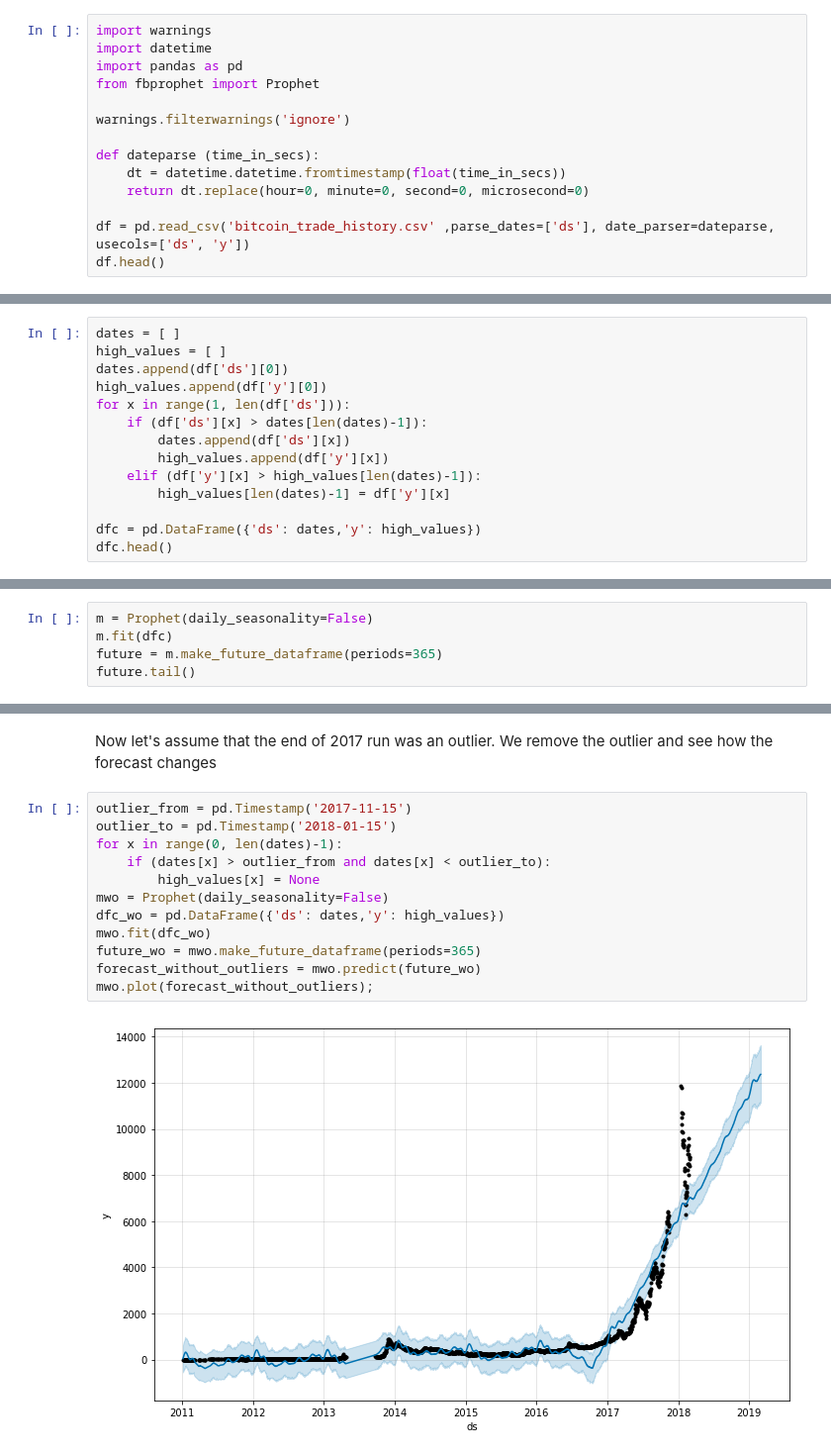
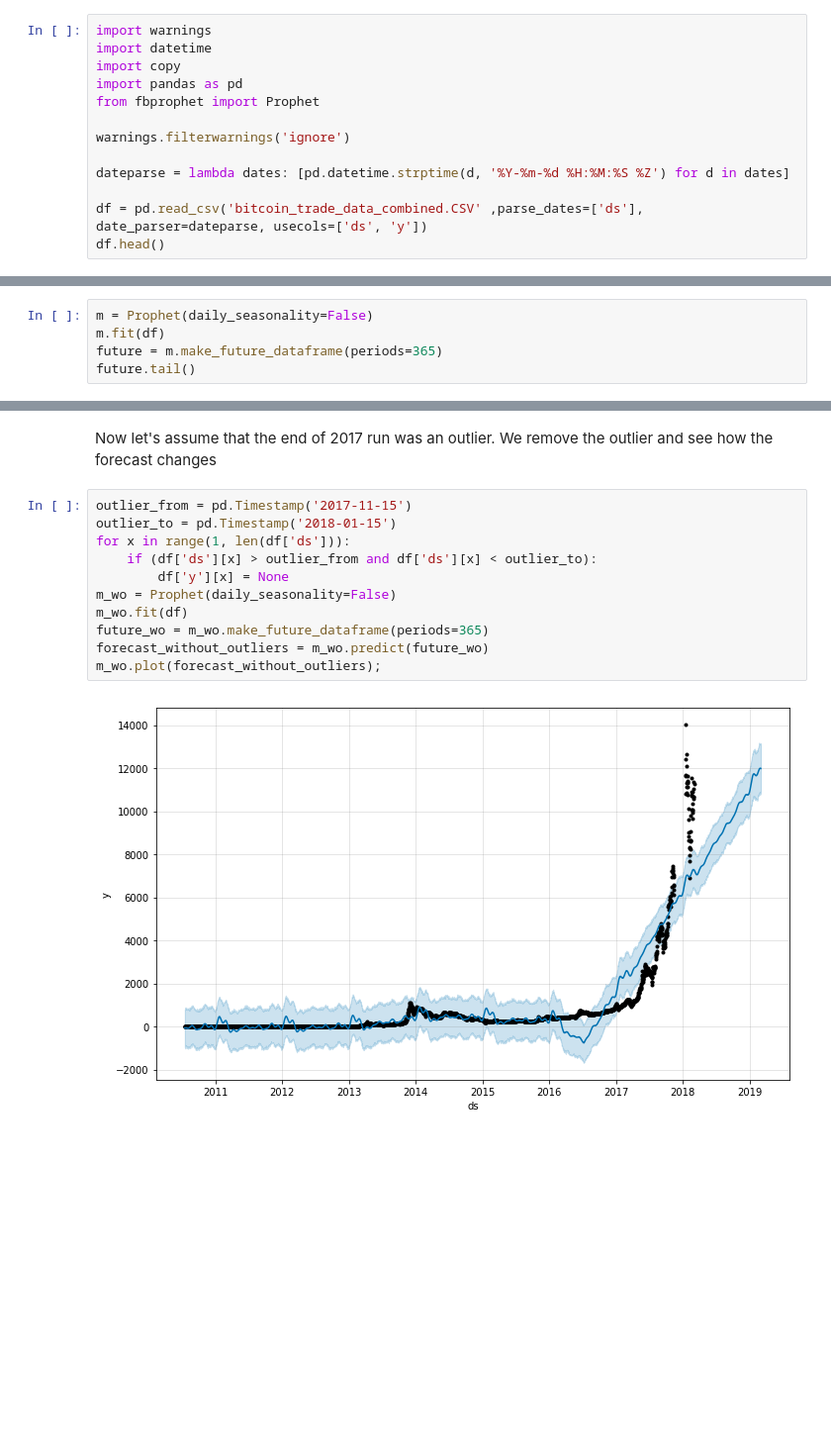
Before and after one commit to bishoph/machine_learning, a Jupyter notebook: prophet/Bitcoin.ipynb, the cells around one changed output, grey strips where cells are left out. Shown at 99% size. Drawn from its saved outputs; the diff is of its cells as text; blank space fills up the shorter version.

Commit message:
Better, faster, cleaner
New data source, less and better code, faster execution and overall cleaner version

```diff
--- a/prophet/Bitcoin.ipynb
+++ b/prophet/Bitcoin.ipynb
@@ -33,16 +20,15 @@ http://api.bitcoincharts.com/v1/csv/
 # %%
 import warnings
 import datetime
+import copy
 import pandas as pd
 from fbprophet import Prophet
 
 warnings.filterwarnings('ignore')
 
-def dateparse (time_in_secs):
-    dt = datetime.datetime.fromtimestamp(float(time_in_secs))
-    return dt.replace(hour=0, minute=0, second=0, microsecond=0)
+dateparse = lambda dates: [pd.datetime.strptime(d, '%Y-%m-%d %H:%M:%S %Z') for d in dates]
 
-df = pd.read_csv('bitcoin_trade_history.csv' ,parse_dates=['ds'], date_parser=dateparse, usecols=['ds', 'y'])
+df = pd.read_csv('bitcoin_trade_data_combined.CSV' ,parse_dates=['ds'], date_parser=dateparse, usecols=['ds', 'y'])
 df.head()
 # %% [output]
 |  | ds | y |
@@ -56,14 +39,0 @@ Next we consolidate the dates and find the highest trade for the day
-# %%
-dates = [ ]
-high_values = [ ]
-dates.append(df['ds'][0])
-high_values.append(df['y'][0])
-for x in range(1, len(df['ds'])):
-    if (df['ds'][x] > dates[len(dates)-1]):
-        dates.append(df['ds'][x])
-        high_values.append(df['y'][x])
-    elif (df['y'][x] > high_values[len(dates)-1]):
-        high_values[len(dates)-1] = df['y'][x]
-
-dfc = pd.DataFrame({'ds': dates,'y': high_values})
-dfc.head()
@@ -77,6 +53,6 @@ dfc.head()
 # %%
 m = Prophet(daily_seasonality=False)
-m.fit(dfc)
+m.fit(df)
 future = m.make_future_dataframe(periods=365)
 future.tail()
 # %% [output]
@@ -131,14 +85,13 @@ Now let's assume that the end of 2017 run was an outlier. We remove the outlier
 # %%
 outlier_from = pd.Timestamp('2017-11-15')
 outlier_to = pd.Timestamp('2018-01-15')
-for x in range(0, len(dates)-1):
-    if (dates[x] > outlier_from and dates[x] < outlier_to):
-        high_values[x] = None
-mwo = Prophet(daily_seasonality=False)
-dfc_wo = pd.DataFrame({'ds': dates,'y': high_values})
-mwo.fit(dfc_wo)
-future_wo = mwo.make_future_dataframe(periods=365)
-forecast_without_outliers = mwo.predict(future_wo)
-mwo.plot(forecast_without_outliers);
+for x in range(1, len(df['ds'])):
+    if (df['ds'][x] > outlier_from and df['ds'][x] < outlier_to):
+        df['y'][x] = None
+m_wo = Prophet(daily_seasonality=False)
+m_wo.fit(df)
+future_wo = m_wo.make_future_dataframe(periods=365)
+forecast_without_outliers = m_wo.predict(future_wo)
+m_wo.plot(forecast_without_outliers);
 # %% [output]
-[figure, old version]
+[figure, new version]
```
Also changed, not shown: parts of 19 cells of this notebook.
